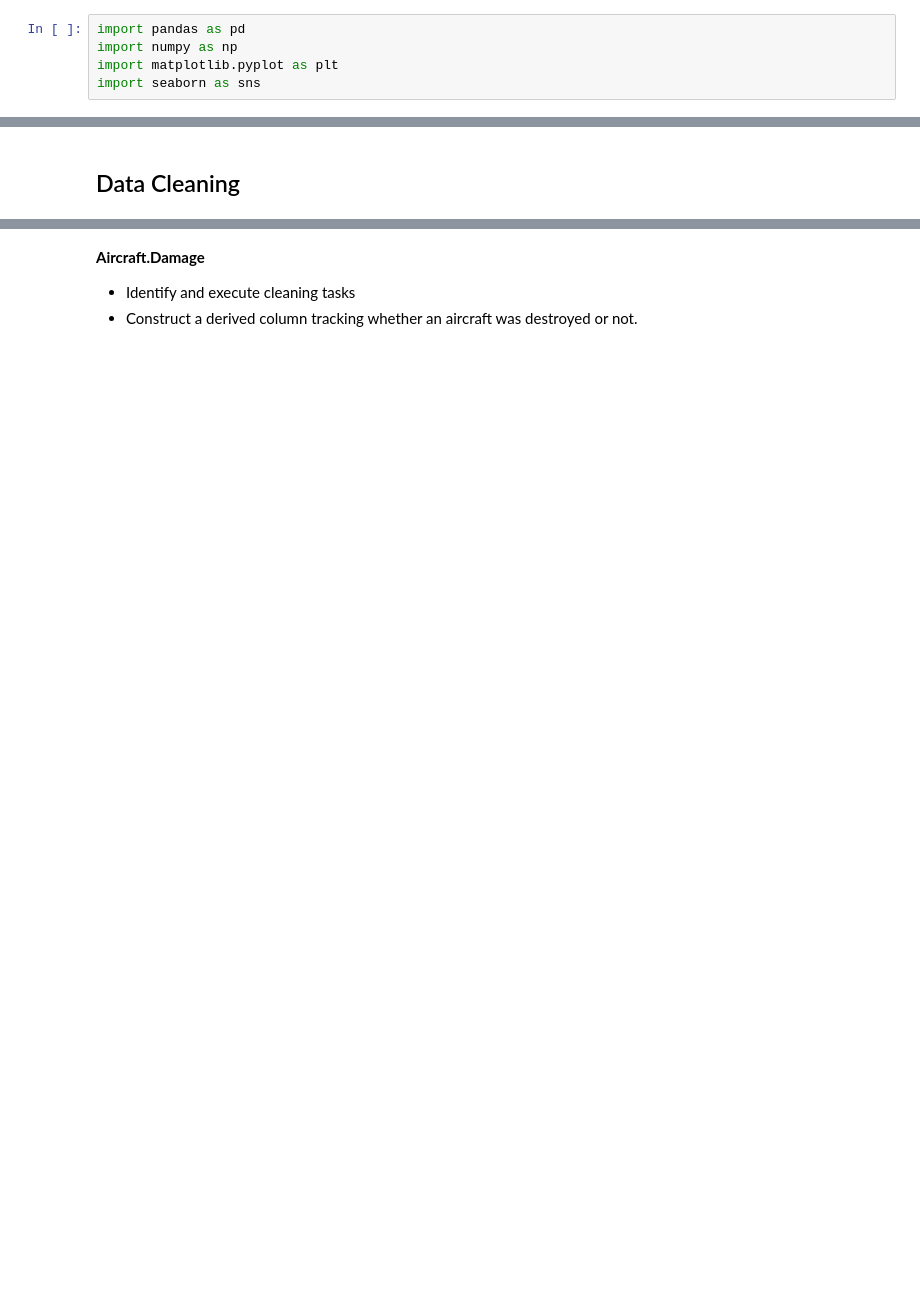
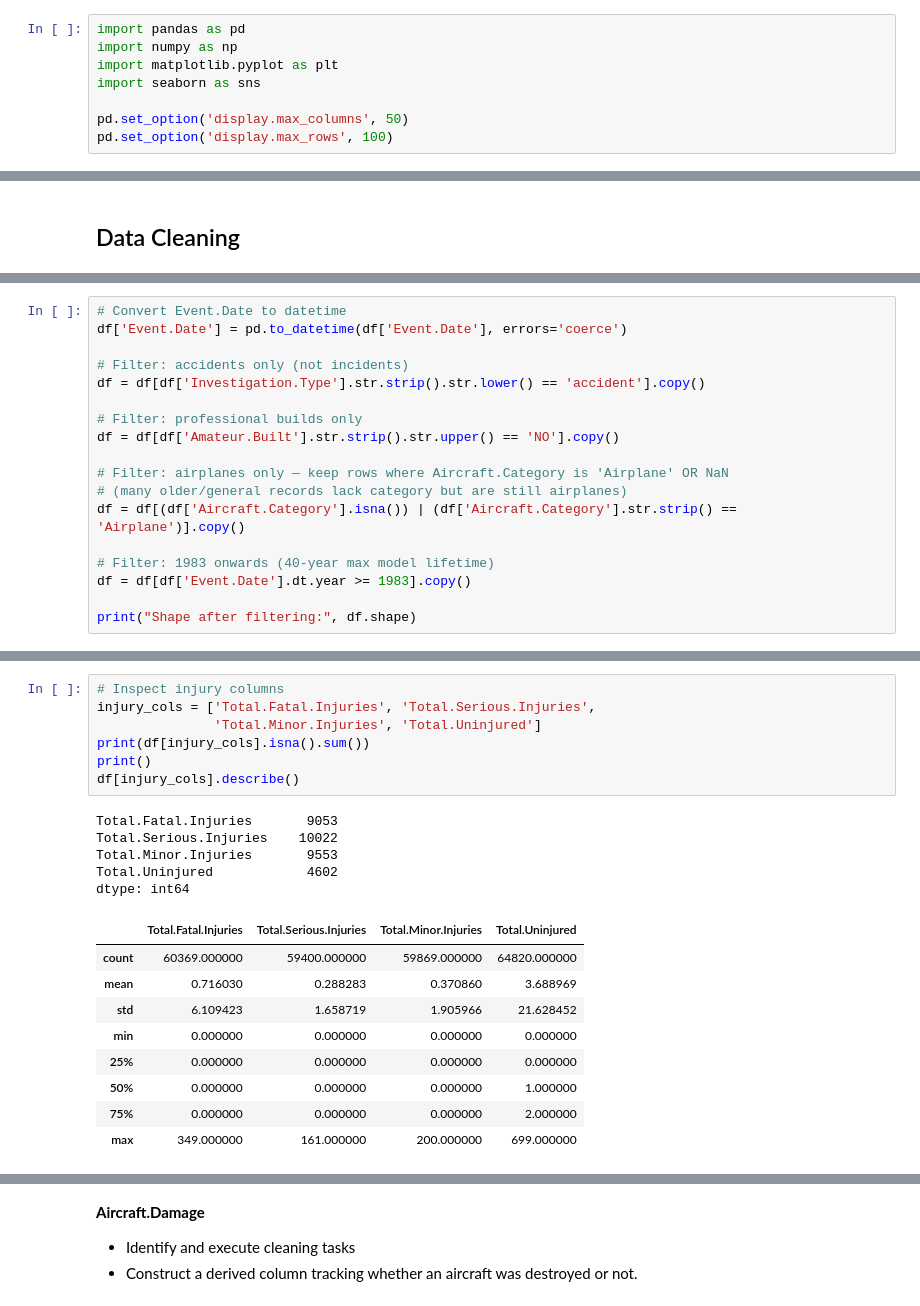
Before and after one commit to martinalvin642-dotcom/DS_Course1_Week1_Module2_SQLQueries, a Jupyter notebook: airline/Aviation_Accidents_Cleaning.ipynb, the cells around one changed output, grey strips where cells are left out. Saved outputs shown, nothing was run; the diff lists cells and outputs as text; blank space fills up the shorter version.

```diff
--- a/airline/Aviation_Accidents_Cleaning.ipynb
+++ b/airline/Aviation_Accidents_Cleaning.ipynb
@@ -11,6 +11,9 @@ import pandas as pd
 import numpy as np
 import matplotlib.pyplot as plt
 import seaborn as sns
+
+pd.set_option('display.max_columns', 50)
+pd.set_option('display.max_rows', 100)
 # %% [markdown]
 ## Data Loading and Inspection
 # %% [markdown]
@@ -66,0 +130,18 @@ df.head()
+# %%
+# Convert Event.Date to datetime
+df['Event.Date'] = pd.to_datetime(df['Event.Date'], errors='coerce')
+
+# Filter: accidents only (not incidents)
+df = df[df['Investigation.Type'].str.strip().str.lower() == 'accident'].copy()
+
+# Filter: professional builds only
+df = df[df['Amateur.Built'].str.strip().str.upper() == 'NO'].copy()
+
+# Filter: airplanes only — keep rows where Aircraft.Category is 'Airplane' OR NaN
+# (many older/general records lack category but are still airplanes)
+df = df[(df['Aircraft.Category'].isna()) | (df['Aircraft.Category'].str.strip() == 'Airplane')].copy()
+
+# Filter: 1983 onwards (40-year max model lifetime)
+df = df[df['Event.Date'].dt.year >= 1983].copy()
+
+print("Shape after filtering:", df.shape)
@@ -75 +163,23 @@ We estimate the total number of passengers on each flight by summing all injury
+# %%
+# Inspect injury columns
+injury_cols = ['Total.Fatal.Injuries', 'Total.Serious.Injuries',
+               'Total.Minor.Injuries', 'Total.Uninjured']
+print(df[injury_cols].isna().sum())
+print()
+df[injury_cols].describe()
+# %% [output]
+Total.Fatal.Injuries       9053
+Total.Serious.Injuries    10022
+Total.Minor.Injuries       9553
+Total.Uninjured            4602
+dtype: int64
+|  | Total.Fatal.Injuries | Total.Serious.Injuries | Total.Minor.Injuries | Total.Uninjured |
+| count | 60369.000000 | 59400.000000 | 59869.000000 | 64820.000000 |
+| mean | 0.716030 | 0.288283 | 0.370860 | 3.688969 |
+| std | 6.109423 | 1.658719 | 1.905966 | 21.628452 |
+| min | 0.000000 | 0.000000 | 0.000000 | 0.000000 |
+| 25% | 0.000000 | 0.000000 | 0.000000 | 0.000000 |
+| 50% | 0.000000 | 0.000000 | 0.000000 | 1.000000 |
+| 75% | 0.000000 | 0.000000 | 0.000000 | 2.000000 |
+| max | 349.000000 | 161.000000 | 200.000000 | 699.000000 |
 # %%
```
Also changed, not shown: parts of 65 cells of this notebook, 24 other files.
